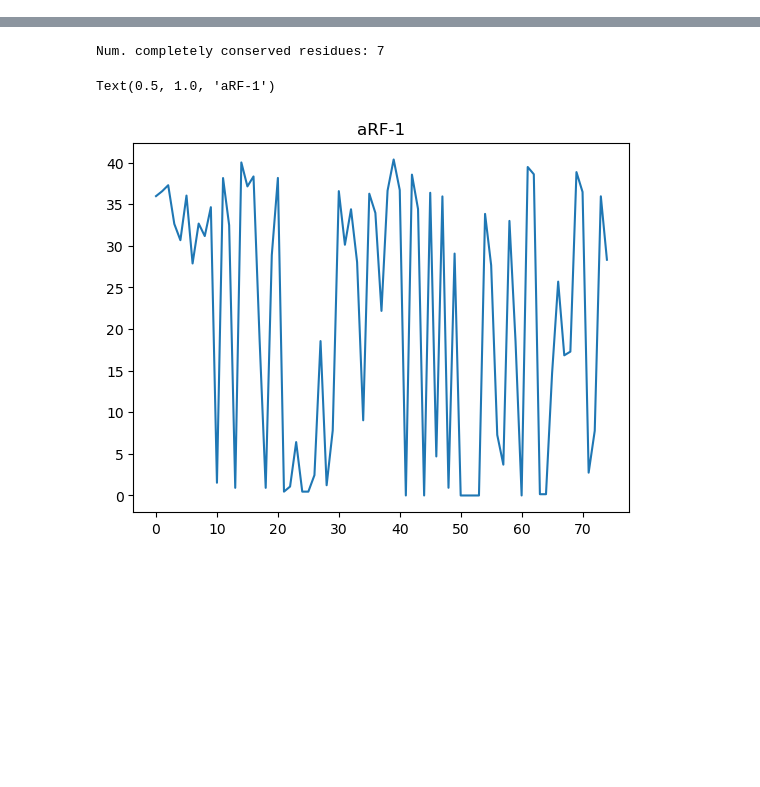
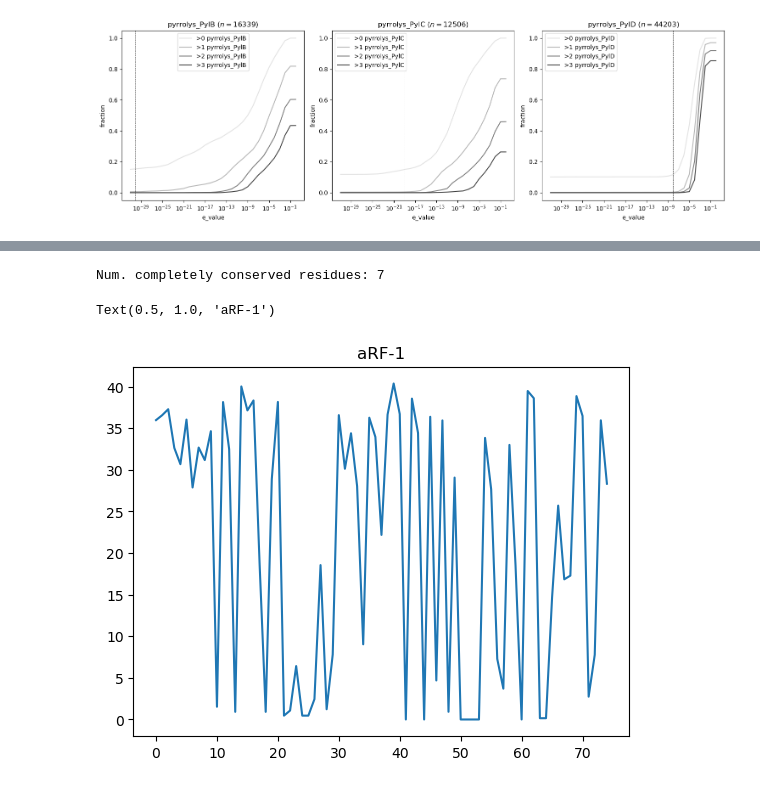
Before and after one commit to pipparichter/pyrrolysine, a Jupyter notebook: notebooks/sandbox.ipynb, the cells around one changed output, grey strips where cells are left out. Saved outputs shown, nothing was run; the diff lists cells and outputs as text; code cells hidden in the pictures; blank space fills up the shorter version.

```diff
--- a/notebooks/sandbox.ipynb
+++ b/notebooks/sandbox.ipynb
@@ -100,20 +87,7 @@ Num. unique genome ID numbers: 7237
 # Does it replace an uncommon codon? Potential for multiple gene products?
 # %%
 if not os.path.exists('../data/hmmer.csv'):
-    hmmer_df = hmmer_load()
+    hmmer_df = hmmer_load(data_dir='../data/hmmer', max_e_values=dict(), best_hit_only=True)
     hmmer_df.to_csv('../data/hmmer.csv')
 else:
     hmmer_df = pd.read_csv('../data/hmmer.csv')
-
-# Based on the Kivenson et. al. paper, they count any organism with at least two of the Pyl genes as Pyl-utilizing.
-# I might just do one?
-hmmer_df = hmmer_df[hmmer_df.e_value < 1e-5].copy()
-
-pyl_genome_ids = hmmer_df[hmmer_df.query_name.str.contains('Pyl')].genome_id.unique()
-no_pyl_genome_ids = hmmer_df[~hmmer_df.genome_id.isin(pyl_genome_ids)].genome_id.unique()
-
-print('Num. genomes:', hmmer_df.genome_id.nunique())
-print('Num. genomes with Pyl machinery:', len(pyl_genome_ids))
-
-# shared_genome_ids = np.intersect1d(hmmer_df.genome_id.unique(), kivenson_genome_ids)
-# assert np.all(np.isin(shared_genome_ids, pyl_genome_ids)), 'Some of the genomes marked as Pyl-containing are not marked as Pyl-containing in the Kivenson paper.'
@@ -141,0 +120,38 @@ hmmer_df
+# %%
+def figure(hmmer_df:pd.DataFrame, pyl_gene:str='pyrrolys_PylD', max_e_value:float=1e-8, ax:plt.Axes=None):
+    # fig, ax = plt.subplots()
+
+    # pyl_genes = ['pyrrolys_PylC', 'pyrrolys_PylD', 'pyrrolys_PylB']
+    hmmer_df = hmmer_df[hmmer_df.query_name == pyl_gene].copy()
+
+    e_values = [1 / (10**n) for n in range(32)] + [max_e_value]
+    n_genomes = hmmer_df.genome_id.nunique() # How many genome IDs have any aRF-1 hit?
+
+    figure_df = list()
+    for min_pyl_hits in range(4):
+        for e_value in e_values:
+            pyl_hits_per_genome = hmmer_df[hmmer_df.e_value < e_value].genome_id.value_counts()
+            n = (pyl_hits_per_genome > min_pyl_hits).sum() # Get the number of genomes with more than min_arf1_hits aRF-1 hits.
+            figure_df.append({'e_value':e_value, 'fraction':n/n_genomes, 'min_pyl_hits':f'>{min_pyl_hits} {pyl_gene}'})
+    figure_df = pd.DataFrame(figure_df)
+
+    figure_df = pd.DataFrame(figure_df)
+    sns.lineplot(figure_df, x='e_value', y='fraction', hue='min_pyl_hits', palette='Grays', ax=ax, legend=True)
+    ax.set_xscale('log')
+    ax.get_legend().set_title('')
+    ax.set_title(f'{pyl_gene} ($n={len(hmmer_df)}$)')
+    ax.axvline(max_e_value, ls='--', color='black', lw=0.7)
+
+fig, axes = plt.subplots(nrows=1, ncols=3, figsize=(15, 5))
+figure(hmmer_df, ax=axes[0], pyl_gene='pyrrolys_PylB', max_e_value=1e-30)
+figure(hmmer_df, ax=axes[1], pyl_gene='pyrrolys_PylC', max_e_value=1e-19)
+figure(hmmer_df, ax=axes[2], pyl_gene='pyrrolys_PylD', max_e_value=1e-8)
+fig.tight_layout()
+plt.show()
+
+MAX_E_VALUES = {'pyrrolys_PylB':1e-30, 'pyrrolys_PylC':1e-19, 'pyrrolys_PylD':1e-8}
+
+# Based on examination of plots, it seems as though about 20 percent of genomes should have the entire operon.
+# Want to select thresholds where no (or very few) genomes have multiple copies.
+# %% [output]
+[figure, added]
```
Also changed, not shown: parts of 27 cells of this notebook, 5 other files.
